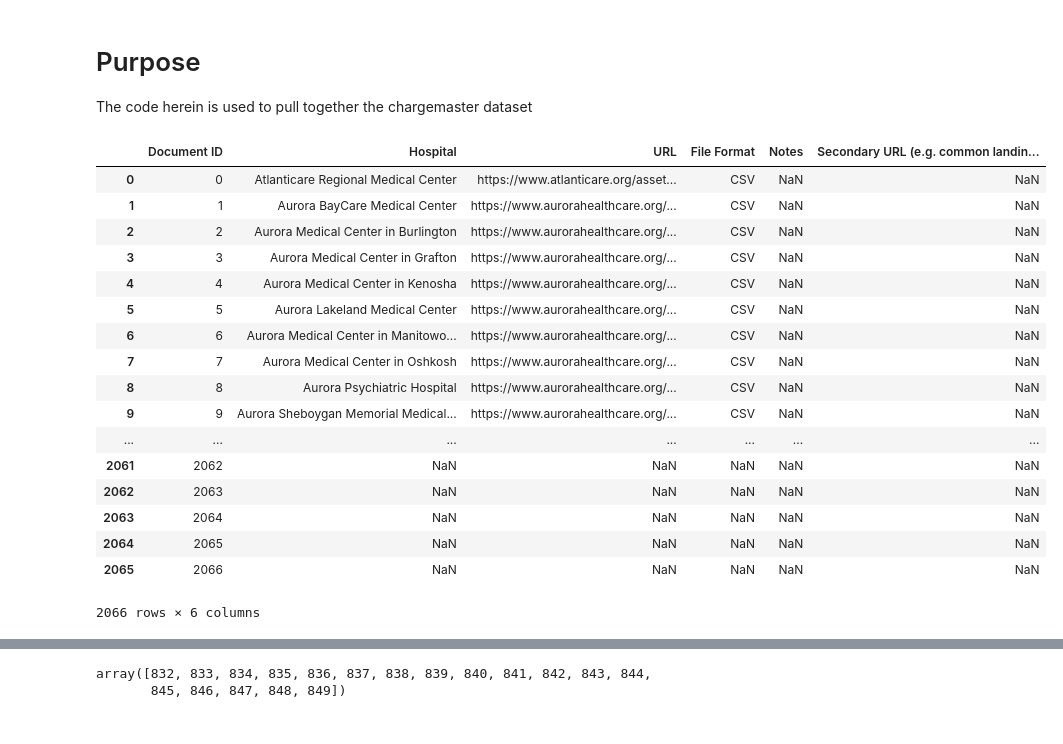
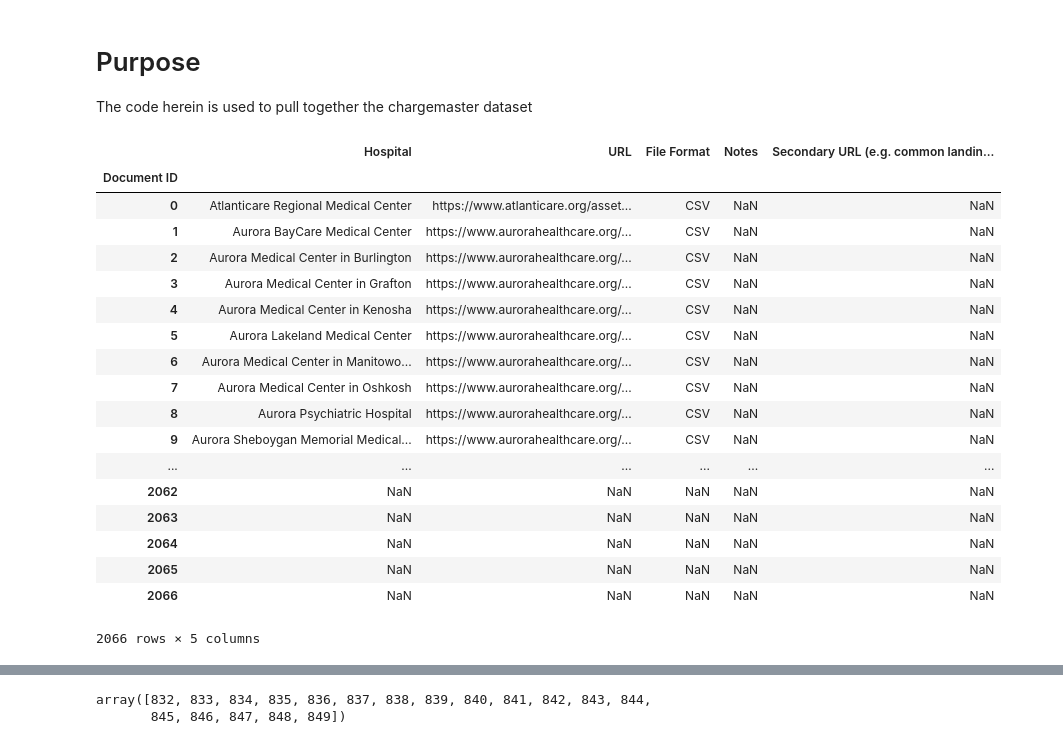
Before and after one commit to emigre459/Hospital-Chargemasters, a Jupyter notebook: Dataset_Collection.ipynb, the cells around one changed output, grey strips where cells are left out. Cells and saved outputs as stored; diff of their text form; code cells hidden in the pictures.

```diff
--- a/Dataset_Collection.ipynb
+++ b/Dataset_Collection.ipynb
@@ -6,27 +6,29 @@ The code herein is used to pull together the chargemaster dataset
 import pandas as pd
 import requests
 # %%
-metadata = pd.read_excel('chargemasters/chargemaster_index.xlsx', sheet_name = 'Sheet1')
+metadata = pd.read_excel('chargemasters/chargemaster_index.xlsx', sheet_name = 'Sheet1',
+                        index_col = 0)
 metadata
 # %% [output]
-|  | Document ID | Hospital | URL | File Format | Notes | Secondary URL (e.g. common landin... |
-| 0 | 0 | Atlanticare Regional Medical Center | https://www.atlanticare.org/asset... | CSV | NaN | NaN |
-| 1 | 1 | Aurora BayCare Medical Center | https://www.aurorahealthcare.org/... | CSV | NaN | NaN |
-| 2 | 2 | Aurora Medical Center in Burlington | https://www.aurorahealthcare.org/... | CSV | NaN | NaN |
-| 3 | 3 | Aurora Medical Center in Grafton | https://www.aurorahealthcare.org/... | CSV | NaN | NaN |
-| 4 | 4 | Aurora Medical Center in Kenosha | https://www.aurorahealthcare.org/... | CSV | NaN | NaN |
-| 5 | 5 | Aurora Lakeland Medical Center | https://www.aurorahealthcare.org/... | CSV | NaN | NaN |
-| 6 | 6 | Aurora Medical Center in Manitowo... | https://www.aurorahealthcare.org/... | CSV | NaN | NaN |
-| 7 | 7 | Aurora Medical Center in Oshkosh | https://www.aurorahealthcare.org/... | CSV | NaN | NaN |
-| 8 | 8 | Aurora Psychiatric Hospital | https://www.aurorahealthcare.org/... | CSV | NaN | NaN |
-| 9 | 9 | Aurora Sheboygan Memorial Medical... | https://www.aurorahealthcare.org/... | CSV | NaN | NaN |
-| ... | ... | ... | ... | ... | ... | ... |
-| 2061 | 2062 | NaN | NaN | NaN | NaN | NaN |
-| 2062 | 2063 | NaN | NaN | NaN | NaN | NaN |
-| 2063 | 2064 | NaN | NaN | NaN | NaN | NaN |
-| 2064 | 2065 | NaN | NaN | NaN | NaN | NaN |
-| 2065 | 2066 | NaN | NaN | NaN | NaN | NaN |
+|  | Hospital | URL | File Format | Notes | Secondary URL (e.g. common landin... |
+| Document ID |  |  |  |  |  |
+| 0 | Atlanticare Regional Medical Center | https://www.atlanticare.org/asset... | CSV | NaN | NaN |
+| 1 | Aurora BayCare Medical Center | https://www.aurorahealthcare.org/... | CSV | NaN | NaN |
+| 2 | Aurora Medical Center in Burlington | https://www.aurorahealthcare.org/... | CSV | NaN | NaN |
+| 3 | Aurora Medical Center in Grafton | https://www.aurorahealthcare.org/... | CSV | NaN | NaN |
+| 4 | Aurora Medical Center in Kenosha | https://www.aurorahealthcare.org/... | CSV | NaN | NaN |
+| 5 | Aurora Lakeland Medical Center | https://www.aurorahealthcare.org/... | CSV | NaN | NaN |
+| 6 | Aurora Medical Center in Manitowo... | https://www.aurorahealthcare.org/... | CSV | NaN | NaN |
+| 7 | Aurora Medical Center in Oshkosh | https://www.aurorahealthcare.org/... | CSV | NaN | NaN |
+| 8 | Aurora Psychiatric Hospital | https://www.aurorahealthcare.org/... | CSV | NaN | NaN |
+| 9 | Aurora Sheboygan Memorial Medical... | https://www.aurorahealthcare.org/... | CSV | NaN | NaN |
+| ... | ... | ... | ... | ... | ... |
+| 2062 | NaN | NaN | NaN | NaN | NaN |
+| 2063 | NaN | NaN | NaN | NaN | NaN |
+| 2064 | NaN | NaN | NaN | NaN | NaN |
+| 2065 | NaN | NaN | NaN | NaN | NaN |
+| 2066 | NaN | NaN | NaN | NaN | NaN |
-2066 rows × 6 columns
+2066 rows × 5 columns
 # %%
 import openpyxl
 import pandas as pd
```
Also changed, not shown: parts of 8 cells of this notebook.
